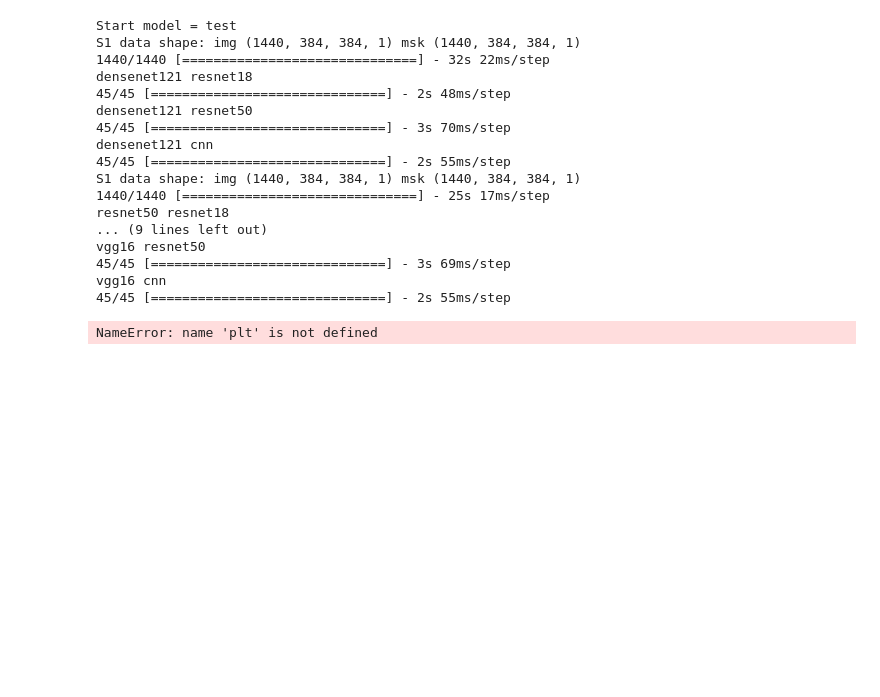
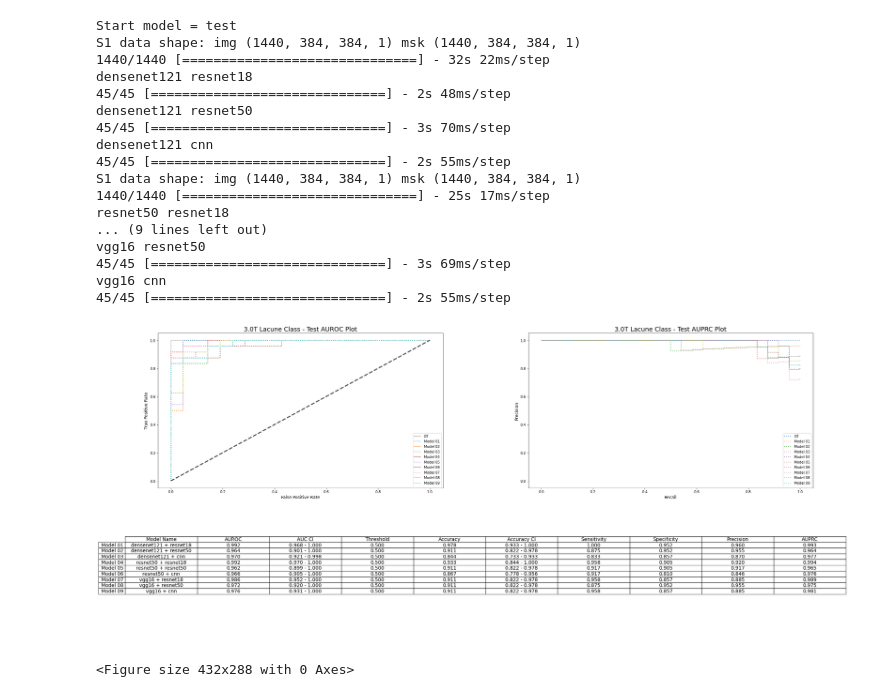
Before and after one commit to IlikeBB/SGD-Net, a Jupyter notebook: *3.0T&1.5T evaluate all model NL.ipynb, the cells around one changed output. Cells and saved outputs as stored; diff of their text form; code cells hidden in the pictures; blank space fills up the shorter version.

```diff
--- a/*3.0T&1.5T evaluate all model NL.ipynb
+++ b/*3.0T&1.5T evaluate all model NL.ipynb
@@ -203,7 +203,6 @@ for i in S2_model_df:
         else:
             model_ns = f'Model {next_+1}'
             model_num.append(model_ns)
-        ax1.plot(optimal_point[0], optimal_point[1], color=color[count], marker=d_style[count], linestyle='dotted', label=f"{model_ns}")
         ax2.plot(fpr, tpr, lw=2, linestyle='dotted', color=color[count], label = f'{model_ns}')
         ax3.step(rec, pre, lw=2, linestyle='dotted', label = f'{model_ns}', alpha=0.7)
         result_table1.append([i])
@@ -226,11 +225,6 @@ for i in S2_model_df:
     # ----table----
         next_+=1
     count+=1
-ax1.plot([0, 1], [0, 1], linestyle="--", lw=3, color='black', alpha=.7)
-ax1.set_xlabel('False Positive Rate', fontsize=12)
-ax1.set_ylabel('True Positive Rate', fontsize=12)
-ax1.set_title(f'Lacune Class - Train Cut-Off Point Plot', fontsize=18)
-ax1.legend(fontsize=10, loc='lower right')
 
 ax2.plot([0, 1], [0, 1], linestyle='--', lw=3, color='black', alpha=.7)
 ax2.legend(fontsize=10, loc='lower right')
@@ -245,35 +239,36 @@ ax3.set_title(f'{datatype} Lacune Class - Test AUPRC Plot', fontsize=18)
 ax3.set_xlabel('Recall', fontsize=12)
 ax3.set_ylabel('Precision', fontsize=12)
 ax3.set_xlim([-0.05, 1.05])
 ax3.set_ylim([-0.05, 1.05])
 
 
 result_table1 = pd.DataFrame(result_table1, columns = ['Model Name', 'AUROC', 'AUC CI',
                                                         'Threshold', 'Accuracy', 'Accuracy CI',
                                                        'Sensitivity', 'Specificity', 'Precision','AUPRC'])
 
 ax4.axis('off')
 ax4.axis('tight')
 tab1 = ax4.table(cellText=result_table1.values, rowLabels = model_num, colLabels=result_table1.columns, cellLoc='center',loc='center')
 tab1.scale(1.1,1)
 tab1.auto_set_font_size(False)
 tab1.set_fontsize(14)
 
 if not os.path.exists(save_path):
     os.makedirs(save_path)
 plt.xticks(fontsize=12)
 plt.yticks(fontsize=12)
 fig.tight_layout()
 plt.subplots_adjust(wspace=0.3, hspace=0)
 save_plt = './plot_results/'
 if not os.path.exists(save_plt):
     os.makedirs(save_plt)
-plt.savefig(save_plt + f'{datatype} Lacune ALL model - Curve Plot .png', dpi=600)
+plt.savefig(save_plt + f'{datatype} Lacune ALL model - Curve Plot .png', dpi=100)
 # plt.savefig(f'{save_path}/{datatype} Lacune ALL model - Curve Plot .jpg')
 plt.show()
 plt.clf()
 # %% [output]
+[figure, added]
-NameError: name 'plt' is not defined
+<Figure size 432x288 with 0 Axes>
 # %%
 # def heat_model(weight_path, backbone):
 #     if 'resnet18' in backbone:
```
